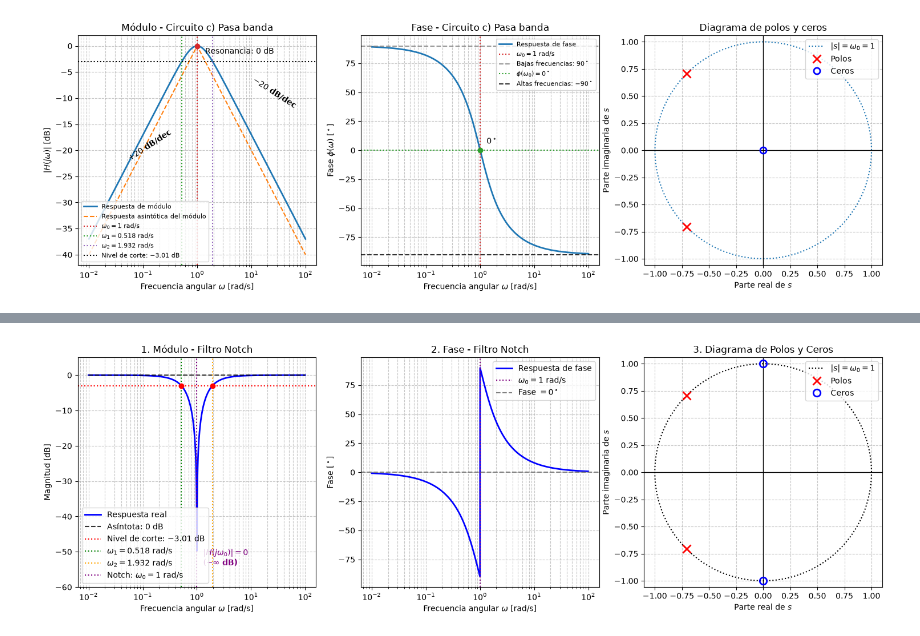
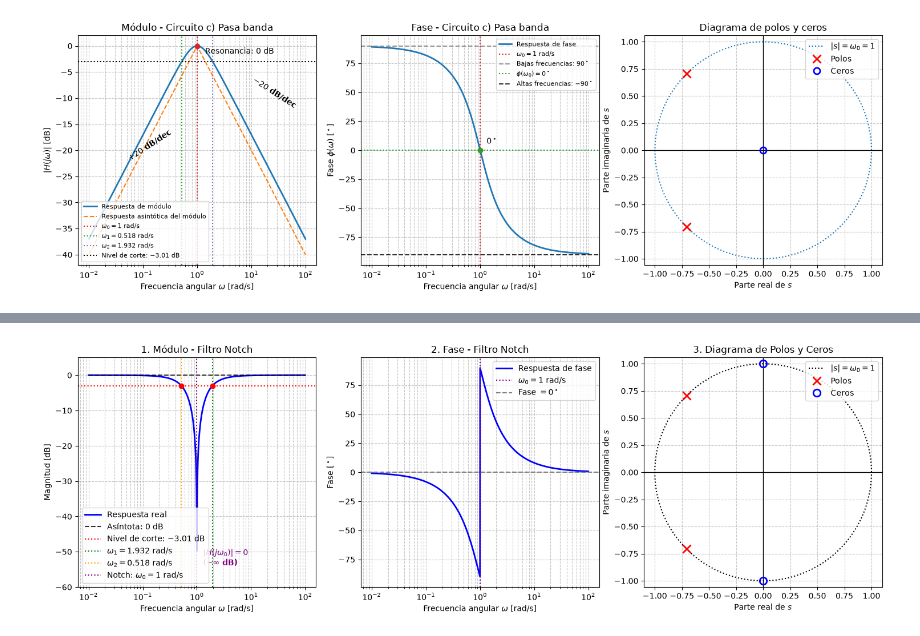
Before and after one commit to jhoffenreich/APS, a Jupyter notebook: ts6_YED_HOFFENREICH.ipynb, the cells around one changed output, grey strips where cells are left out. Cells and saved outputs as stored; diff of their text form; code cells hidden in the pictures.

```diff
--- a/ts6_YED_HOFFENREICH.ipynb
+++ b/ts6_YED_HOFFENREICH.ipynb
@@ -1854,8 +1855,8 @@ den = [1, np.sqrt(2), 1]
 sys_notch = signal.TransferFunction(num, den)
 
 # Frecuencias de corte calculadas analíticamente
-w1 = np.sqrt(2 - np.sqrt(3))
-w2 = np.sqrt(2 + np.sqrt(3))
+w1 = np.sqrt(2 + np.sqrt(3))
+w2 = np.sqrt(2 - np.sqrt(3))
 
 # =============================================================================
 # 2. Respuesta en frecuencia
@@ -1974,34 +1975,34 @@ ax3.plot(w0*np.cos(theta),
 ax3.axhline(0, color='black', linewidth=1)
 ax3.axvline(0, color='black', linewidth=1)
 
 # Polos
 ax3.plot(np.real(polos),
          np.imag(polos),
          'rx',
          markersize=10,
          markeredgewidth=2,
          label='Polos')
 
 # Ceros
 ax3.plot(np.real(ceros),
          np.imag(ceros),
          'bo',
          markersize=9,
          markerfacecolor='none',
          markeredgewidth=2,
          label='Ceros')
 
 ax3.set_title('3. Diagrama de Polos y Ceros')
 ax3.set_xlabel(r'Parte real de $s$')
 ax3.set_ylabel(r'Parte imaginaria de $s$')
 ax3.grid(True, linestyle='--', alpha=0.7)
 ax3.axis('equal')
 ax3.legend(loc='upper right')
 
 plt.tight_layout()
 plt.show()
 # %% [output]
-[figure, old version]
+[figure, new version]
 # %% [markdown]
 #### Adaptación del circuito a $f_0=10\ kHz$
 
```
Also changed, not shown: parts of 7 cells of this notebook.
